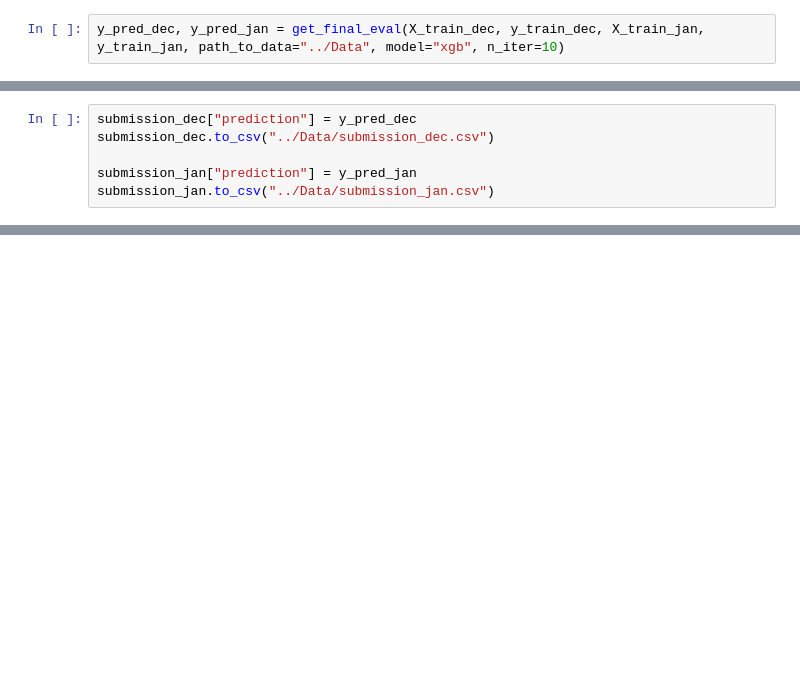
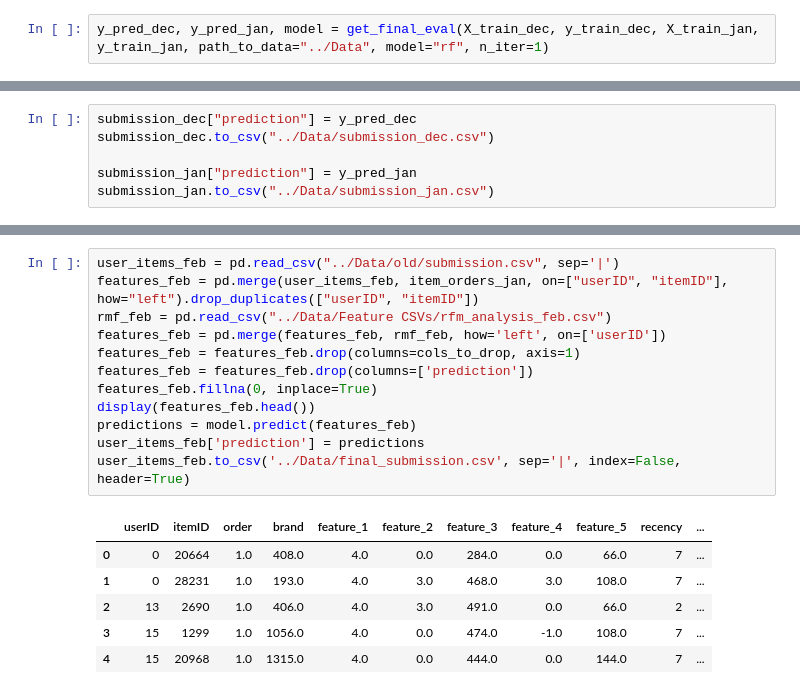
Before and after one commit to aldietri/Data-Mining-Cup-2022, a Jupyter notebook: Main/Final prediction.ipynb, the cells around one changed output, grey strips where cells are left out. Drawn from its saved outputs; the diff is of its cells as text; blank space fills up the shorter version.

```diff
--- a/Main/Final prediction.ipynb
+++ b/Main/Final prediction.ipynb
@@ -117,5 +117,5 @@ cols_to_drop = ["date", "categories", "purchaseWeek"] + ["quantity_avg", "quanti
 X_train_dec, y_train_dec = item_orders_dec_2.drop(cols_to_drop, axis=1), item_orders_dec_2["purchaseWeek"]
 X_train_jan, y_train_jan = item_orders_jan_2.drop(cols_to_drop, axis=1), item_orders_jan_2["purchaseWeek"]
 # %%
-y_pred_dec, y_pred_jan = get_final_eval(X_train_dec, y_train_dec, X_train_jan, y_train_jan, path_to_data="../Data", model="xgb", n_iter=10)
+y_pred_dec, y_pred_jan, model = get_final_eval(X_train_dec, y_train_dec, X_train_jan, y_train_jan, path_to_data="../Data", model="rf", n_iter=1)
 # %% [output]
@@ -132,0 +142,19 @@ submission_jan.to_csv("../Data/submission_jan.csv")
+# %%
+user_items_feb = pd.read_csv("../Data/old/submission.csv", sep='|')
+features_feb = pd.merge(user_items_feb, item_orders_jan, on=["userID", "itemID"], how="left").drop_duplicates(["userID", "itemID"])
+rmf_feb = pd.read_csv("../Data/Feature CSVs/rfm_analysis_feb.csv")
+features_feb = pd.merge(features_feb, rmf_feb, how='left', on=['userID'])
+features_feb = features_feb.drop(columns=cols_to_drop, axis=1)
+features_feb = features_feb.drop(columns=['prediction'])
+features_feb.fillna(0, inplace=True)
+display(features_feb.head())
+predictions = model.predict(features_feb)
+user_items_feb['prediction'] = predictions
+user_items_feb.to_csv('../Data/final_submission.csv', sep='|', index=False, header=True)
+# %% [output]
+|  | userID | itemID | order | brand | feature_1 | feature_2 | feature_3 | feature_4 | feature_5 | recency | ... |
+| 0 | 0 | 20664 | 1.0 | 408.0 | 4.0 | 0.0 | 284.0 | 0.0 | 66.0 | 7 | ... |
+| 1 | 0 | 28231 | 1.0 | 193.0 | 4.0 | 3.0 | 468.0 | 3.0 | 108.0 | 7 | ... |
+| 2 | 13 | 2690 | 1.0 | 406.0 | 4.0 | 3.0 | 491.0 | 0.0 | 66.0 | 2 | ... |
+| 3 | 15 | 1299 | 1.0 | 1056.0 | 4.0 | 0.0 | 474.0 | -1.0 | 108.0 | 7 | ... |
+| 4 | 15 | 20968 | 1.0 | 1315.0 | 4.0 | 0.0 | 444.0 | 0.0 | 144.0 | 7 | ... |
```
Also changed, not shown: parts of 2 cells of this notebook, 11 other files.
